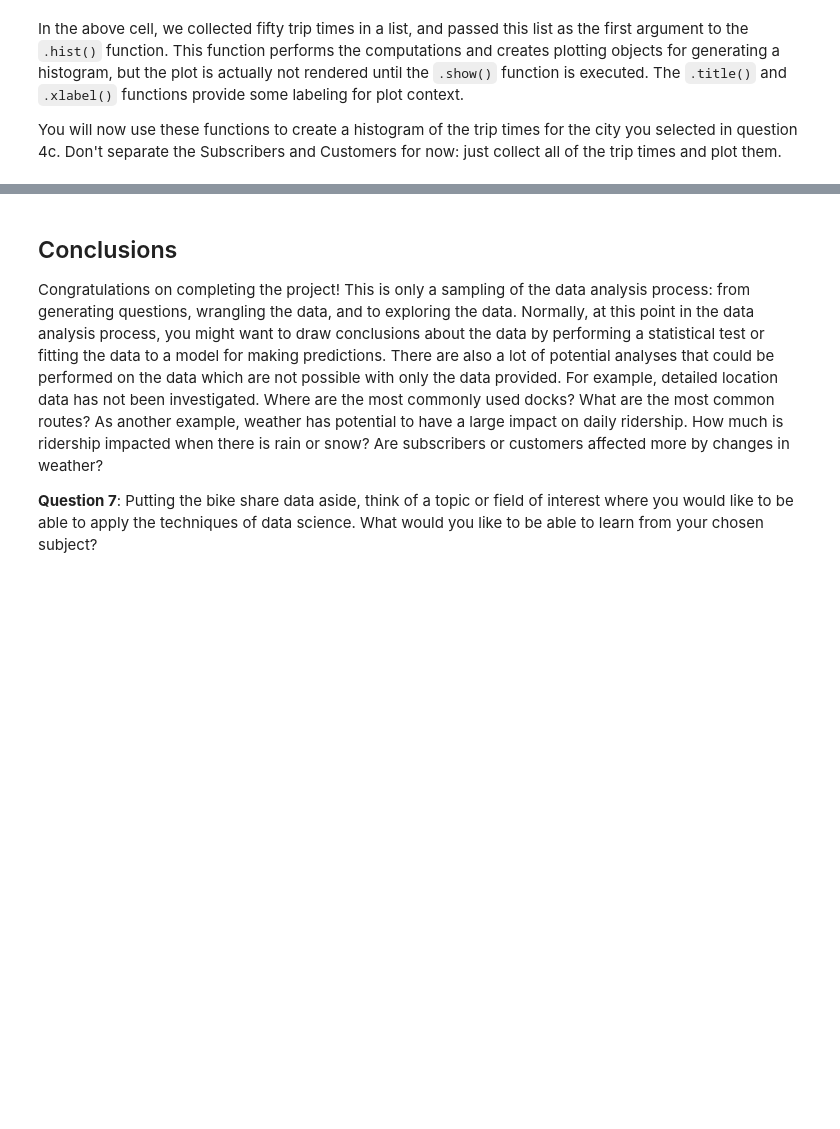
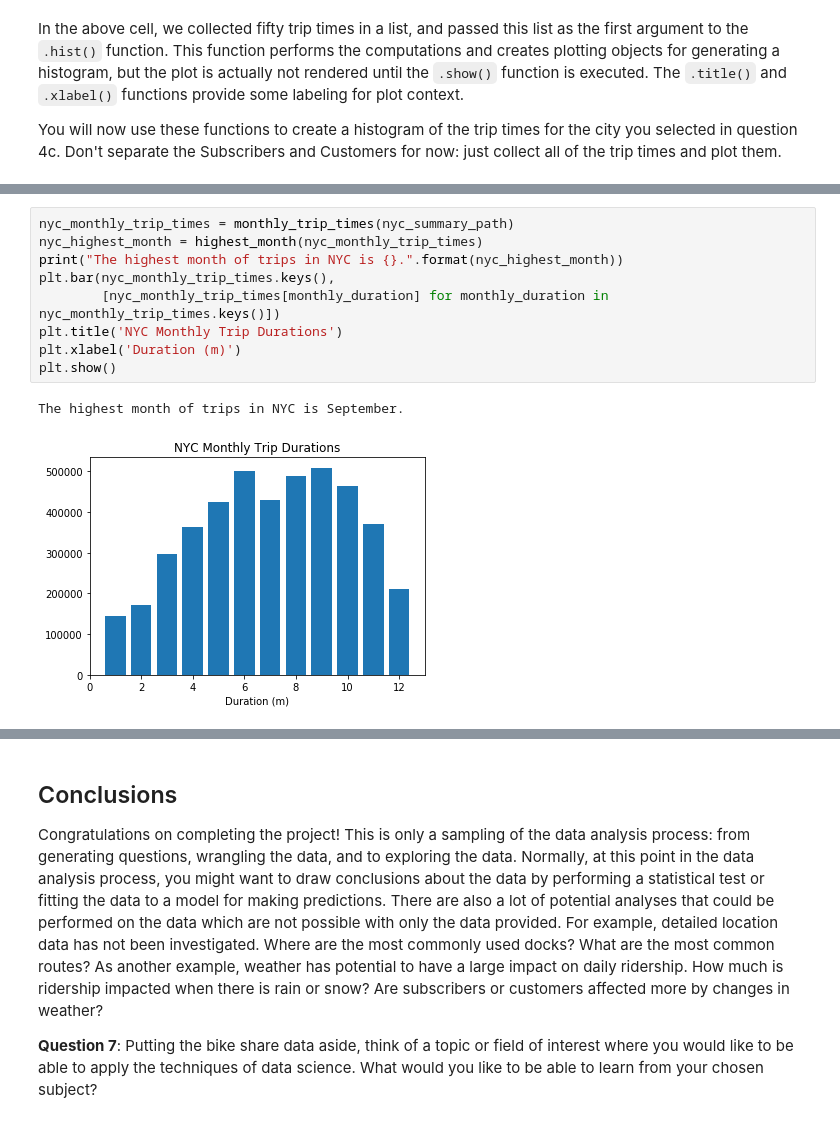
Before and after one commit to Sasa94s/explore-bike-share-data, a Jupyter notebook: Bike_Share_Analysis.ipynb, the cells around one changed output, grey strips where cells are left out. Drawn from its saved outputs; the diff is of its cells as text; blank space fills up the shorter version.

```diff
--- a/Bike_Share_Analysis.ipynb
+++ b/Bike_Share_Analysis.ipynb
@@ -375,0 +716,12 @@ If any of the questions you posed in your answer to question 1 align with the bu
+# %%
+nyc_monthly_trip_times = monthly_trip_times(nyc_summary_path)
+nyc_highest_month = highest_month(nyc_monthly_trip_times)
+print("The highest month of trips in NYC is {}.".format(nyc_highest_month))
+plt.bar(nyc_monthly_trip_times.keys(),
+        [nyc_monthly_trip_times[monthly_duration] for monthly_duration in nyc_monthly_trip_times.keys()])
+plt.title('NYC Monthly Trip Durations')
+plt.xlabel('Duration (m)')
+plt.show()
+# %% [output]
+The highest month of trips in NYC is September.
+[figure, added]
```
Also changed, not shown: parts of 26 cells of this notebook, 5 other files.
